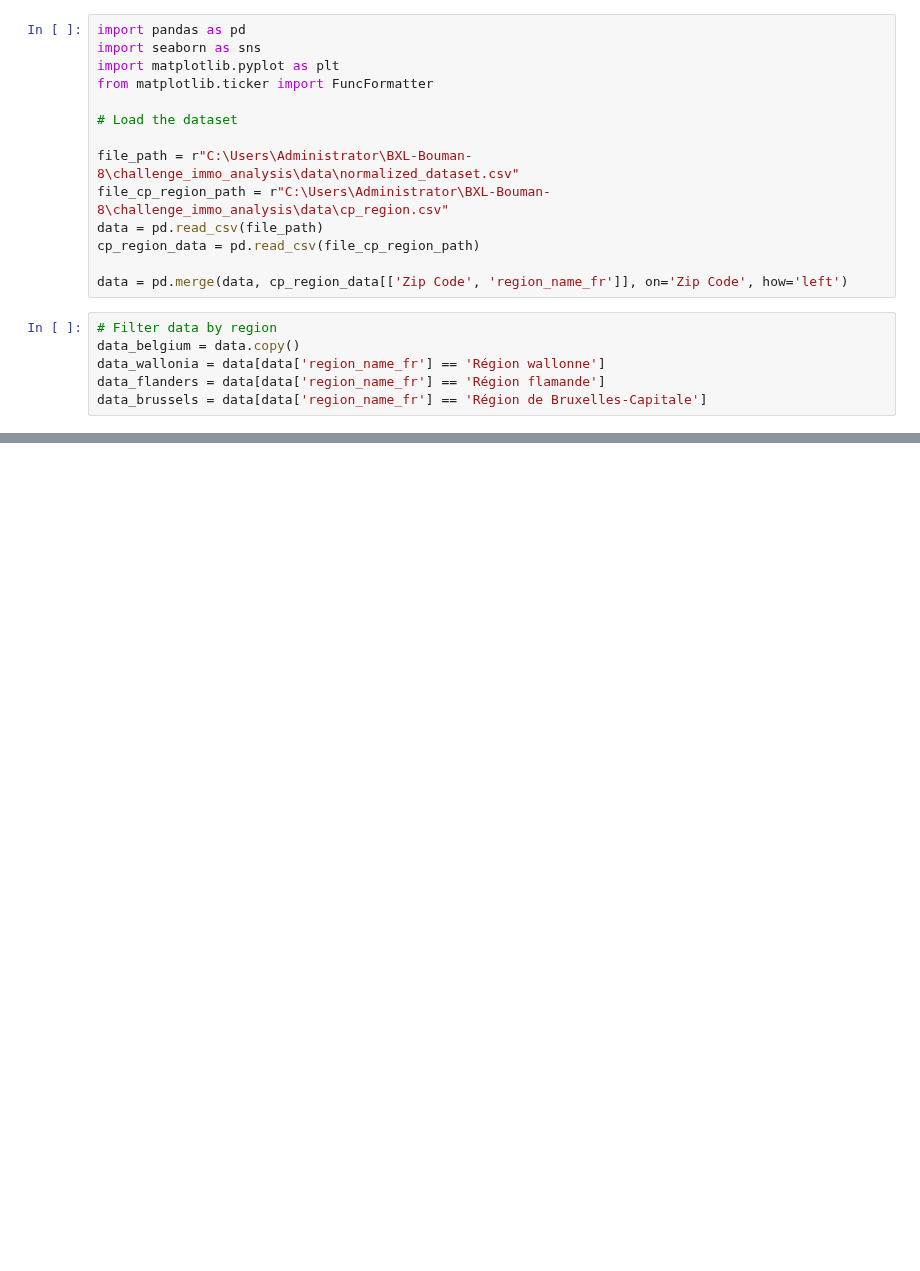
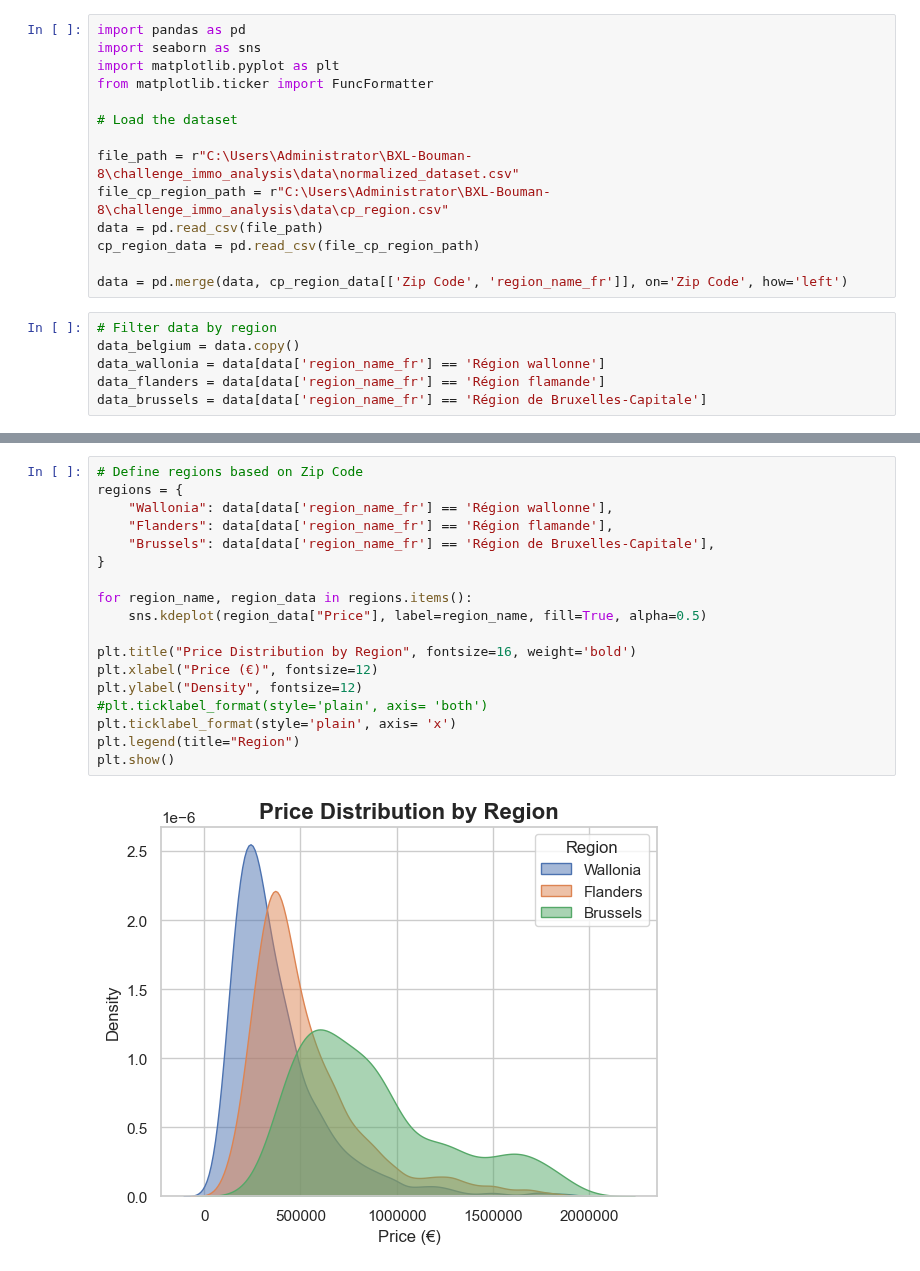
Before and after one commit to Dadelidodu/challenge_immo_analysis, a Jupyter notebook: properties_histo_distribution.ipynb, the cells around one changed output, grey strips where cells are left out. Drawn from its saved outputs; the diff is of its cells as text; blank space fills up the shorter version.

Commit message:
Add v2 properties_histo_distribution.ipyn branch Patrick

```diff
--- a/properties_histo_distribution.ipynb
+++ b/properties_histo_distribution.ipynb
@@ -81,0 +82,20 @@ plt.show()
+# %%
+# Define regions based on Zip Code
+regions = {
+    "Wallonia": data[data['region_name_fr'] == 'Région wallonne'],
+    "Flanders": data[data['region_name_fr'] == 'Région flamande'],
+    "Brussels": data[data['region_name_fr'] == 'Région de Bruxelles-Capitale'],
+}
+
+for region_name, region_data in regions.items():
+    sns.kdeplot(region_data["Price"], label=region_name, fill=True, alpha=0.5)
+
+plt.title("Price Distribution by Region", fontsize=16, weight='bold')
+plt.xlabel("Price (€)", fontsize=12)
+plt.ylabel("Density", fontsize=12)
+#plt.ticklabel_format(style='plain', axis= 'both')
+plt.ticklabel_format(style='plain', axis= 'x')
+plt.legend(title="Region")
+plt.show()
+# %% [output]
+[figure, added]
```
Also changed, not shown: parts of 3 cells of this notebook.
